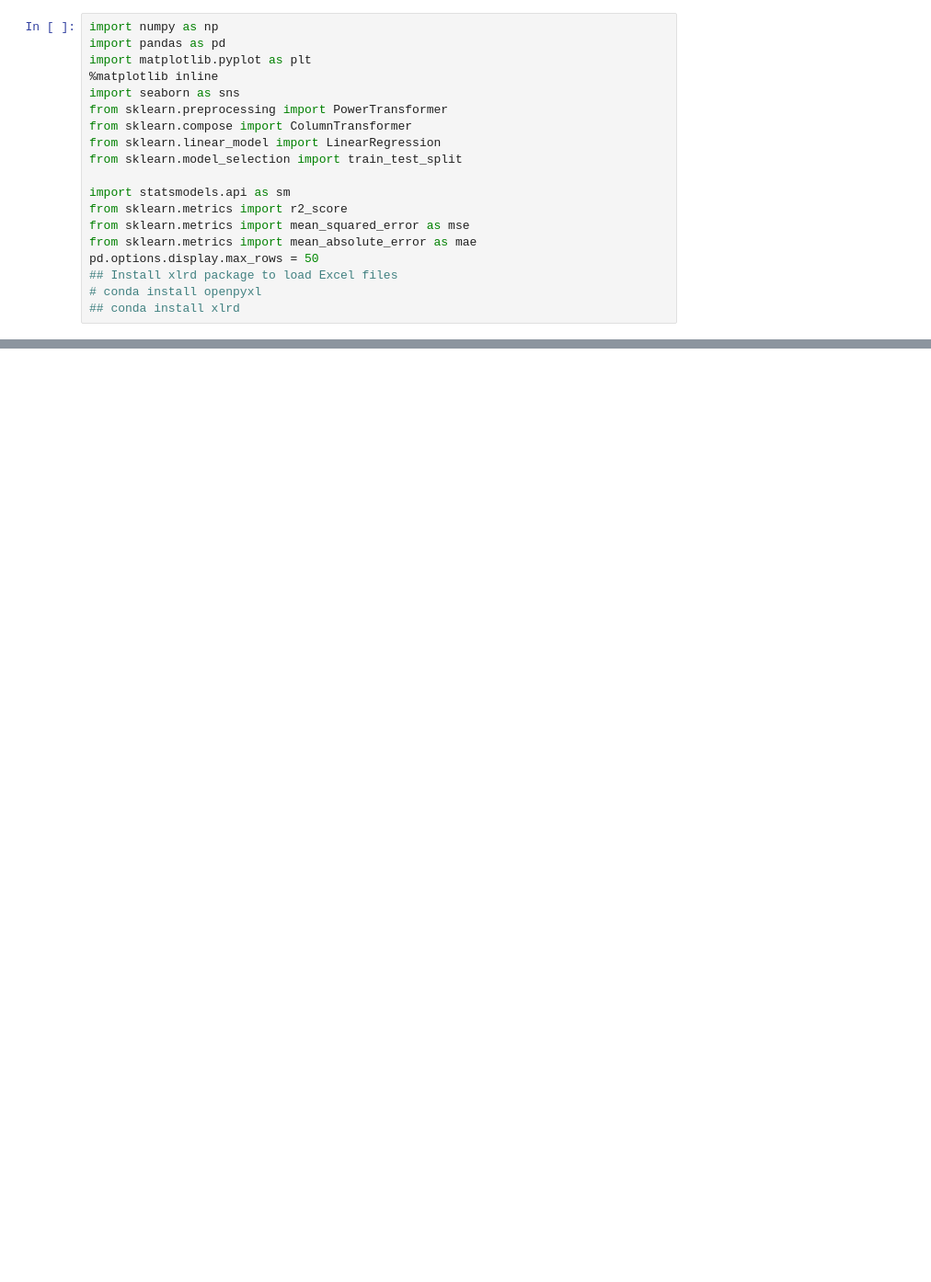
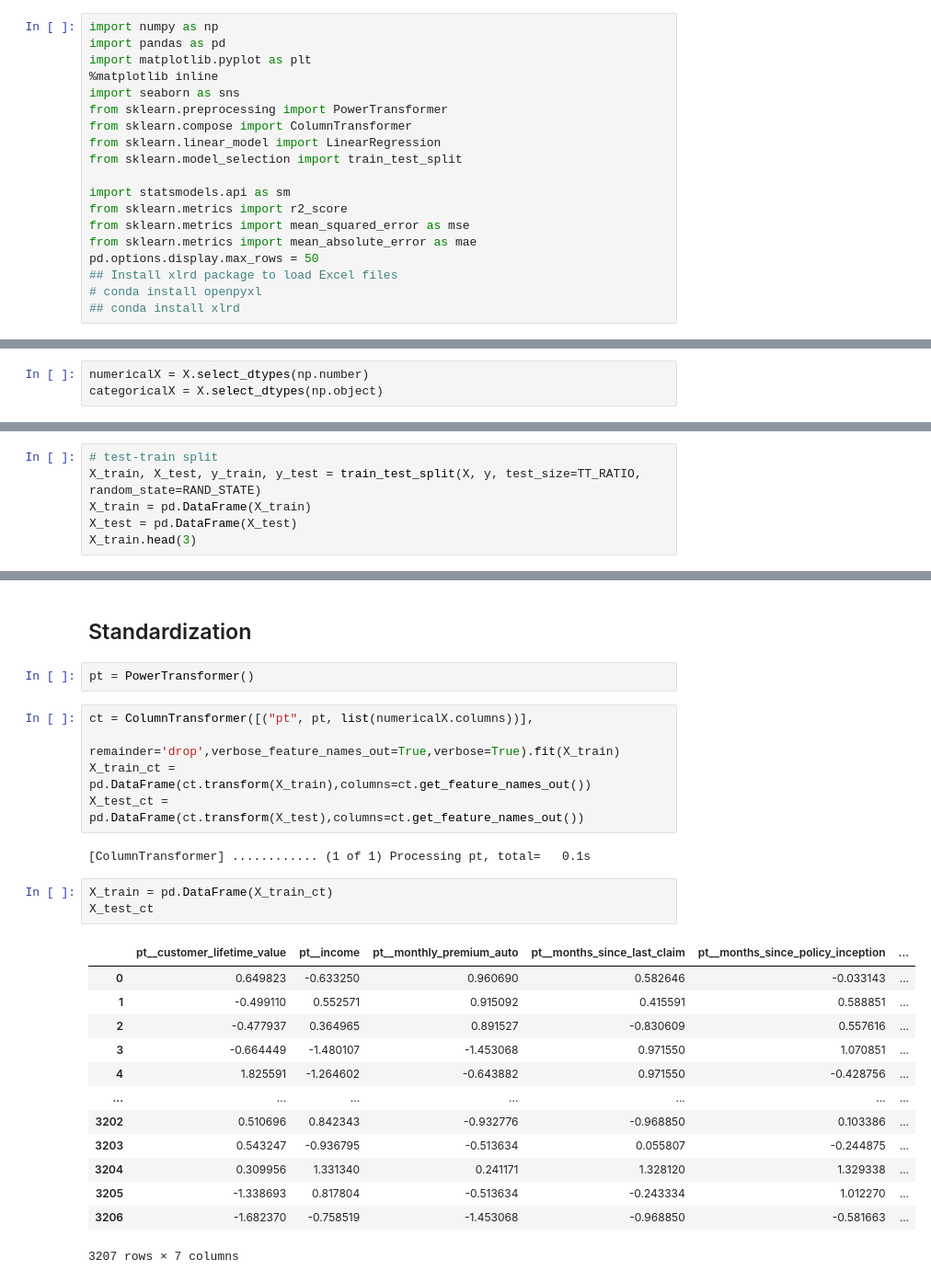
Before and after one commit to aychakurtulush/Ironhack-Labs, a Jupyter notebook: Customer_Analysis_Case_Study/Linear Regression Model.ipynb, the cells around one changed output, grey strips where cells are left out. Shown at 92% size. Cells and saved outputs as stored; diff of their text form; blank space fills up the shorter version.

```diff
--- a/Customer_Analysis_Case_Study/Linear Regression Model.ipynb
+++ b/Customer_Analysis_Case_Study/Linear Regression Model.ipynb
@@ -58,0 +55,3 @@ categoricals
+# %%
+numericalX = X.select_dtypes(np.number)
+categoricalX = X.select_dtypes(np.object)
@@ -58,0 +70,6 @@ categoricals
+# %%
+# test-train split
+X_train, X_test, y_train, y_test = train_test_split(X, y, test_size=TT_RATIO, random_state=RAND_STATE)
+X_train = pd.DataFrame(X_train)
+X_test = pd.DataFrame(X_test)
+X_train.head(3)
@@ -58,0 +82,28 @@ categoricals
+# %% [markdown]
+## Standardization
+# %%
+pt = PowerTransformer()
+# %%
+ct = ColumnTransformer([("pt", pt, list(numericalX.columns))],
+                        remainder='drop',verbose_feature_names_out=True,verbose=True).fit(X_train)
+X_train_ct = pd.DataFrame(ct.transform(X_train),columns=ct.get_feature_names_out())
+X_test_ct = pd.DataFrame(ct.transform(X_test),columns=ct.get_feature_names_out())
+# %% [output]
+[ColumnTransformer] ............ (1 of 1) Processing pt, total=   0.1s
+# %%
+X_train = pd.DataFrame(X_train_ct)
+X_test_ct
+# %% [output]
+|  | pt__customer_lifetime_value | pt__income | pt__monthly_premium_auto | pt__months_since_last_claim | pt__months_since_policy_inception | ... |
+| 0 | 0.649823 | -0.633250 | 0.960690 | 0.582646 | -0.033143 | ... |
+| 1 | -0.499110 | 0.552571 | 0.915092 | 0.415591 | 0.588851 | ... |
+| 2 | -0.477937 | 0.364965 | 0.891527 | -0.830609 | 0.557616 | ... |
+| 3 | -0.664449 | -1.480107 | -1.453068 | 0.971550 | 1.070851 | ... |
+| 4 | 1.825591 | -1.264602 | -0.643882 | 0.971550 | -0.428756 | ... |
+| ... | ... | ... | ... | ... | ... | ... |
+| 3202 | 0.510696 | 0.842343 | -0.932776 | -0.968850 | 0.103386 | ... |
+| 3203 | 0.543247 | -0.936795 | -0.513634 | 0.055807 | -0.244875 | ... |
+| 3204 | 0.309956 | 1.331340 | 0.241171 | 1.328120 | 1.329338 | ... |
+| 3205 | -1.338693 | 0.817804 | -0.513634 | -0.243334 | 1.012270 | ... |
+| 3206 | -1.682370 | -0.758519 | -1.453068 | -0.968850 | -0.581663 | ... |
+3207 rows × 7 columns
```
Also changed, not shown: parts of 16 cells of this notebook.
